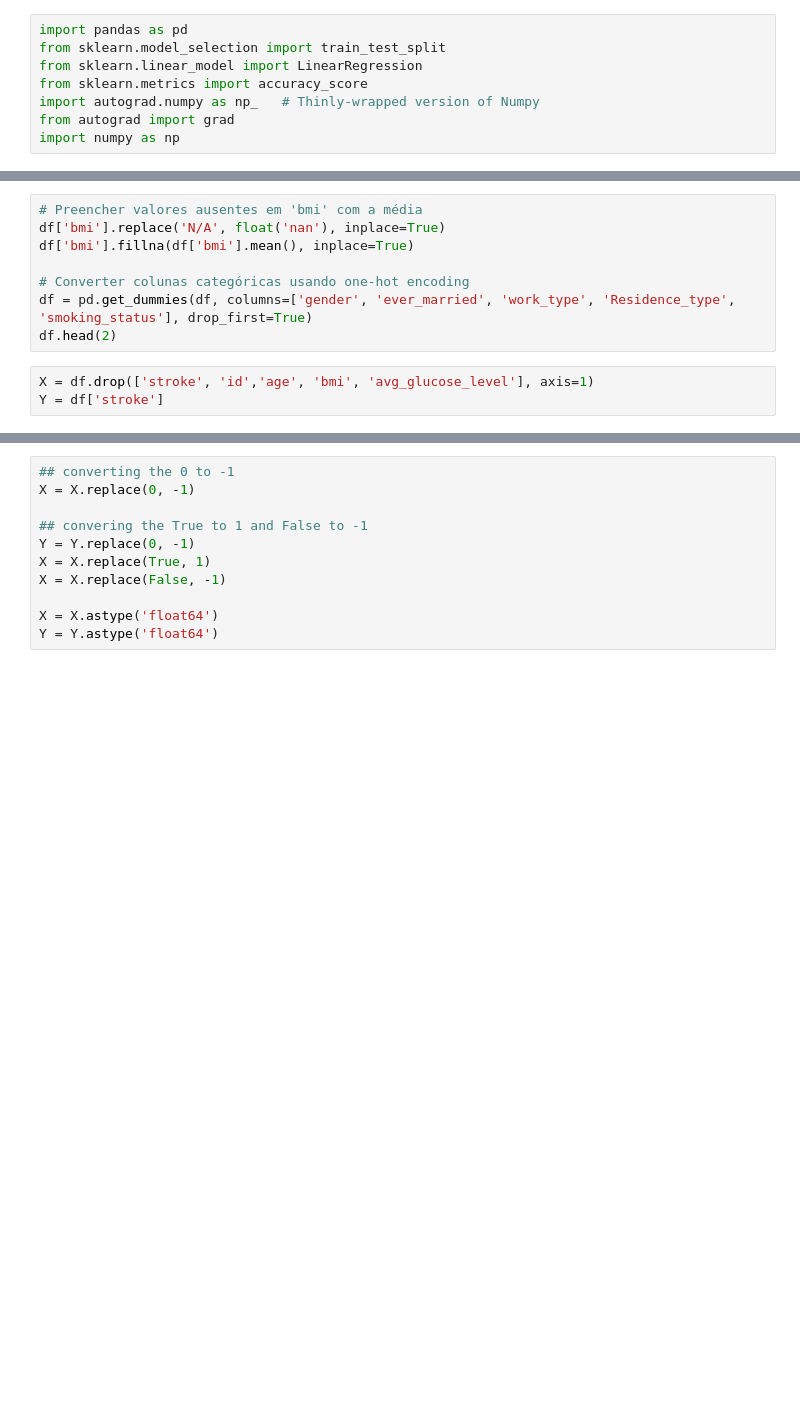
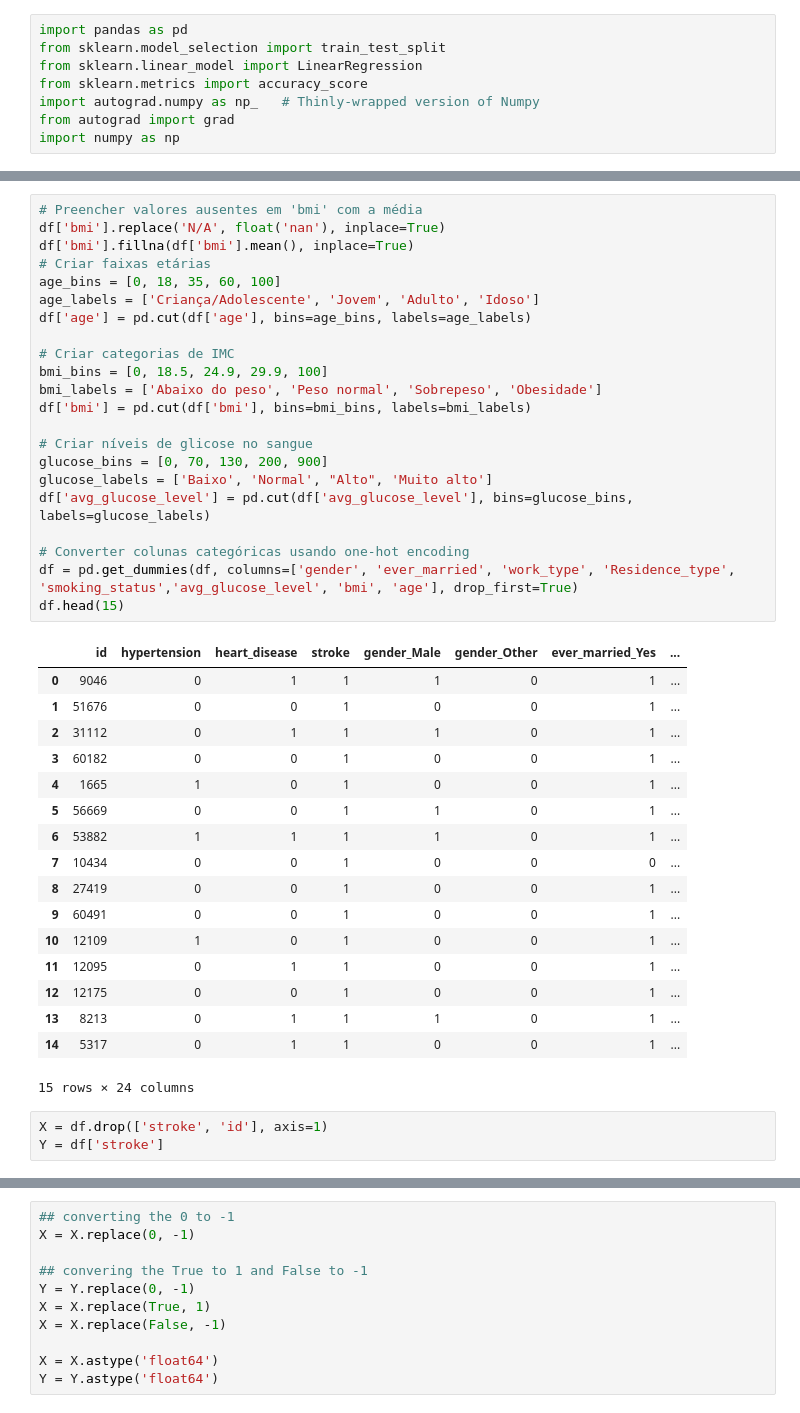
Before and after one commit to alanmath/classificador_algebra, a Jupyter notebook: demo.ipynb, the cells around one changed output, grey strips where cells are left out. Cells and saved outputs as stored; diff of their text form; blank space fills up the shorter version.

```diff
--- a/demo.ipynb
+++ b/demo.ipynb
@@ -12,13 +16,45 @@ df.head(2)
 # %%
 # Preencher valores ausentes em 'bmi' com a média
 df['bmi'].replace('N/A', float('nan'), inplace=True)
 df['bmi'].fillna(df['bmi'].mean(), inplace=True)
+# Criar faixas etárias
+age_bins = [0, 18, 35, 60, 100]
+age_labels = ['Criança/Adolescente', 'Jovem', 'Adulto', 'Idoso']
+df['age'] = pd.cut(df['age'], bins=age_bins, labels=age_labels)
+
+# Criar categorias de IMC
+bmi_bins = [0, 18.5, 24.9, 29.9, 100]
+bmi_labels = ['Abaixo do peso', 'Peso normal', 'Sobrepeso', 'Obesidade']
+df['bmi'] = pd.cut(df['bmi'], bins=bmi_bins, labels=bmi_labels)
+
+# Criar níveis de glicose no sangue
+glucose_bins = [0, 70, 130, 200, 900]
+glucose_labels = ['Baixo', 'Normal', "Alto", 'Muito alto']
+df['avg_glucose_level'] = pd.cut(df['avg_glucose_level'], bins=glucose_bins, labels=glucose_labels)
 
 # Converter colunas categóricas usando one-hot encoding
-df = pd.get_dummies(df, columns=['gender', 'ever_married', 'work_type', 'Residence_type', 'smoking_status'], drop_first=True)
-df.head(2)
+df = pd.get_dummies(df, columns=['gender', 'ever_married', 'work_type', 'Residence_type', 'smoking_status','avg_glucose_level', 'bmi', 'age'], drop_first=True)
+df.head(15)
+# %% [output]
+|  | id | hypertension | heart_disease | stroke | gender_Male | gender_Other | ever_married_Yes | ... |
+| 0 | 9046 | 0 | 1 | 1 | 1 | 0 | 1 | ... |
+| 1 | 51676 | 0 | 0 | 1 | 0 | 0 | 1 | ... |
+| 2 | 31112 | 0 | 1 | 1 | 1 | 0 | 1 | ... |
+| 3 | 60182 | 0 | 0 | 1 | 0 | 0 | 1 | ... |
+| 4 | 1665 | 1 | 0 | 1 | 0 | 0 | 1 | ... |
+| 5 | 56669 | 0 | 0 | 1 | 1 | 0 | 1 | ... |
+| 6 | 53882 | 1 | 1 | 1 | 1 | 0 | 1 | ... |
+| 7 | 10434 | 0 | 0 | 1 | 0 | 0 | 0 | ... |
+| 8 | 27419 | 0 | 0 | 1 | 0 | 0 | 1 | ... |
+| 9 | 60491 | 0 | 0 | 1 | 0 | 0 | 1 | ... |
+| 10 | 12109 | 1 | 0 | 1 | 0 | 0 | 1 | ... |
+| 11 | 12095 | 0 | 1 | 1 | 0 | 0 | 1 | ... |
+| 12 | 12175 | 0 | 0 | 1 | 0 | 0 | 1 | ... |
+| 13 | 8213 | 0 | 1 | 1 | 1 | 0 | 1 | ... |
+| 14 | 5317 | 0 | 1 | 1 | 0 | 0 | 1 | ... |
+15 rows × 24 columns
 # %%
-X = df.drop(['stroke', 'id','age', 'bmi', 'avg_glucose_level'], axis=1)
+X = df.drop(['stroke', 'id'], axis=1)
 Y = df['stroke']
 # %%
 X.head(1)
```
Also changed, not shown: parts of 16 cells of this notebook.
